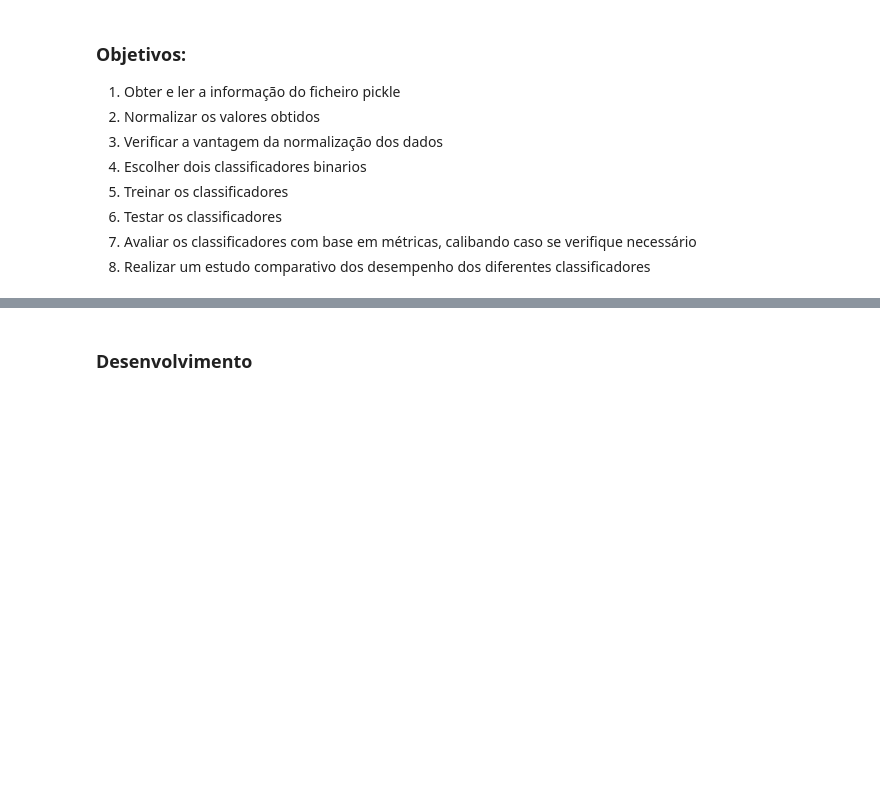
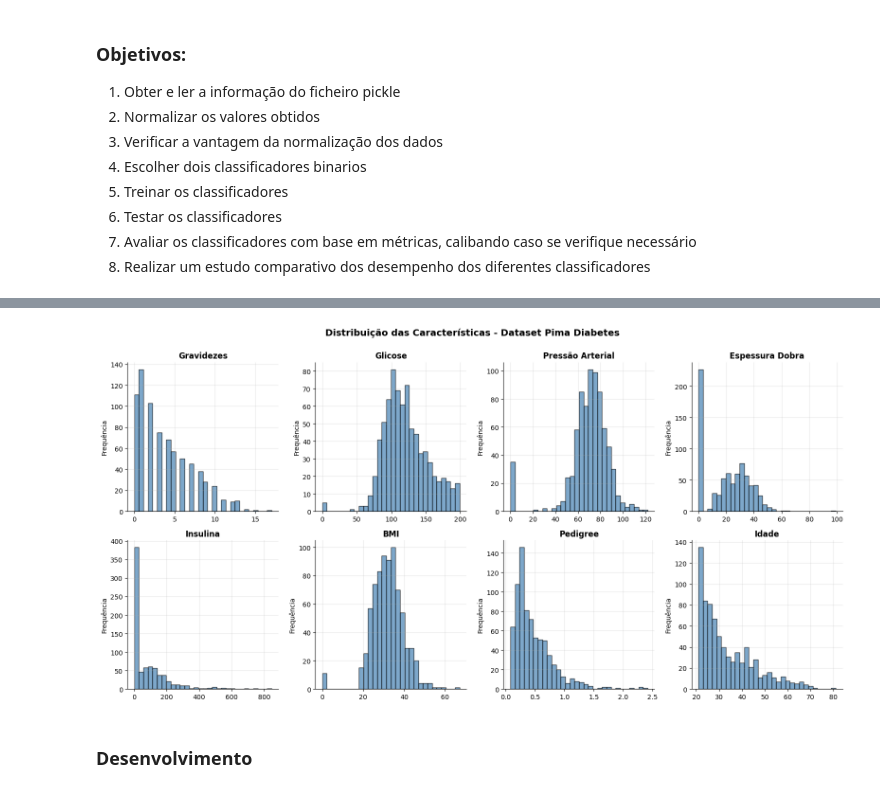
Before and after one commit to Ruben23Z/TP1-AA, a Jupyter notebook: TP1_51388_51694_51793.ipynb, the cells around one changed output, grey strips where cells are left out. Cells and saved outputs as stored; diff of their text form; code cells hidden in the pictures; blank space fills up the shorter version.

```diff
--- a/TP1_51388_51694_51793.ipynb
+++ b/TP1_51388_51694_51793.ipynb
@@ -181,33 +192,34 @@ print(f"Exemplos com diabetes (classe 1): {np.sum(y==1)}")
 # %%
 # HISTOGRAMAS DAS CARACTERÍSTICAS DO DATASET
 
 # Nomes das features (correspondentes ao dataset Pima Diabetes)
 feature_names_pt = ['Gravidezes', 'Glicose', 'Pressão Arterial', 'Espessura Dobra',
                     'Insulina', 'BMI', 'Pedigree', 'Idade']
 
 # Criar figura com 8 subplots (2 linhas x 4 colunas)
 fig, axes = plt.subplots(2, 4, figsize=(16, 8))
 axes = axes.flatten()
 
 # Configurações de cores para os histogramas
-colors = ['steelblue', 'steelblue', 'steelblue', 'steelblue',
-          'steelblue', 'steelblue', 'steelblue', 'steelblue']
+colors = ['steelblue', 'steelblue', 'steelblue', 'steelblue','steelblue', 'steelblue', 'steelblue', 'steelblue']
 
 # Criar histogramas para cada feature
 for i in range(X.shape[1]):
     axes[i].hist(X[:, i], bins=30, color=colors[i], edgecolor='black', alpha=0.7)
     axes[i].set_title(feature_names_pt[i], fontsize=12, fontweight='bold')
     axes[i].set_xlabel('')
     axes[i].set_ylabel('Frequência', fontsize=10)
     axes[i].grid(True, alpha=0.3)
     axes[i].spines['top'].set_visible(False)
     axes[i].spines['right'].set_visible(False)
 
 # Ajustar layout
 plt.suptitle('Distribuição das Características - Dataset Pima Diabetes',
              fontsize=14, fontweight='bold', y=1.00)
 plt.tight_layout()
 plt.show()
+# %% [output]
+[figure, added]
 # %% [markdown]
 ### Desenvolvimento
 # %% [markdown]
```
Also changed, not shown: parts of 16 cells of this notebook.
